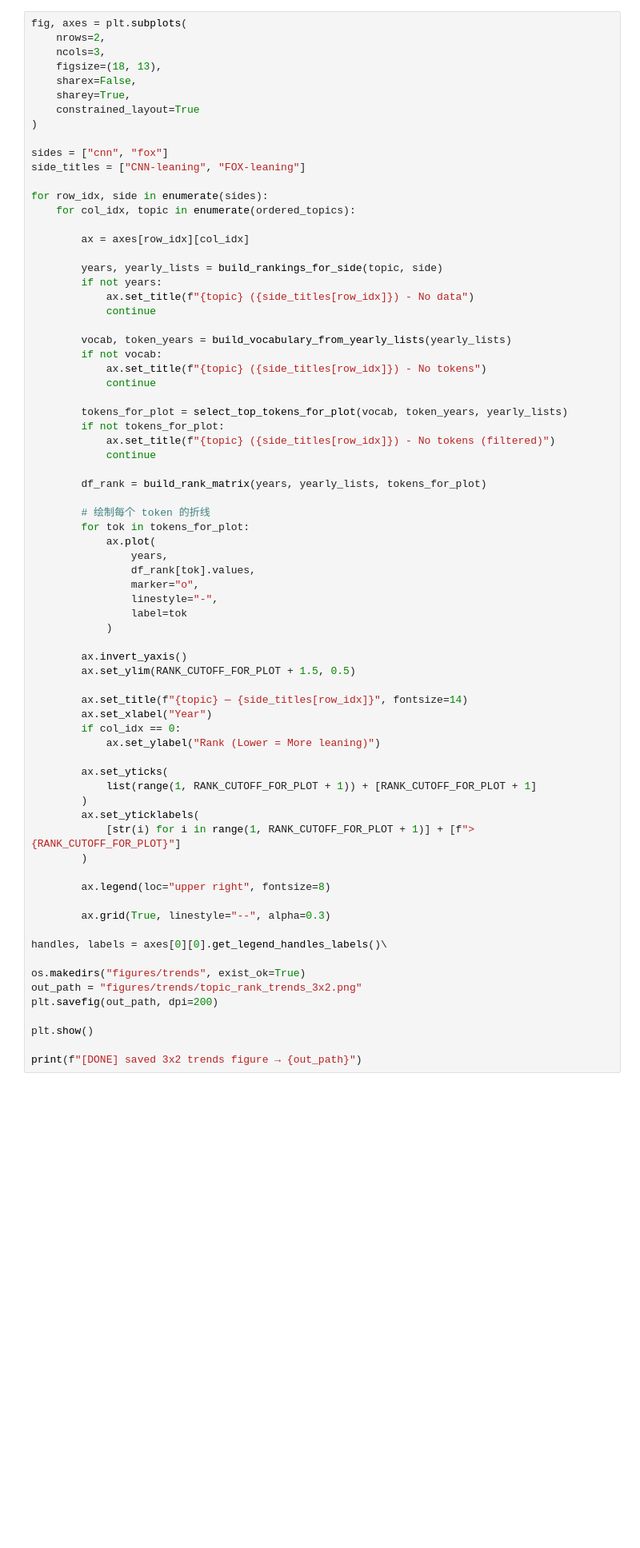
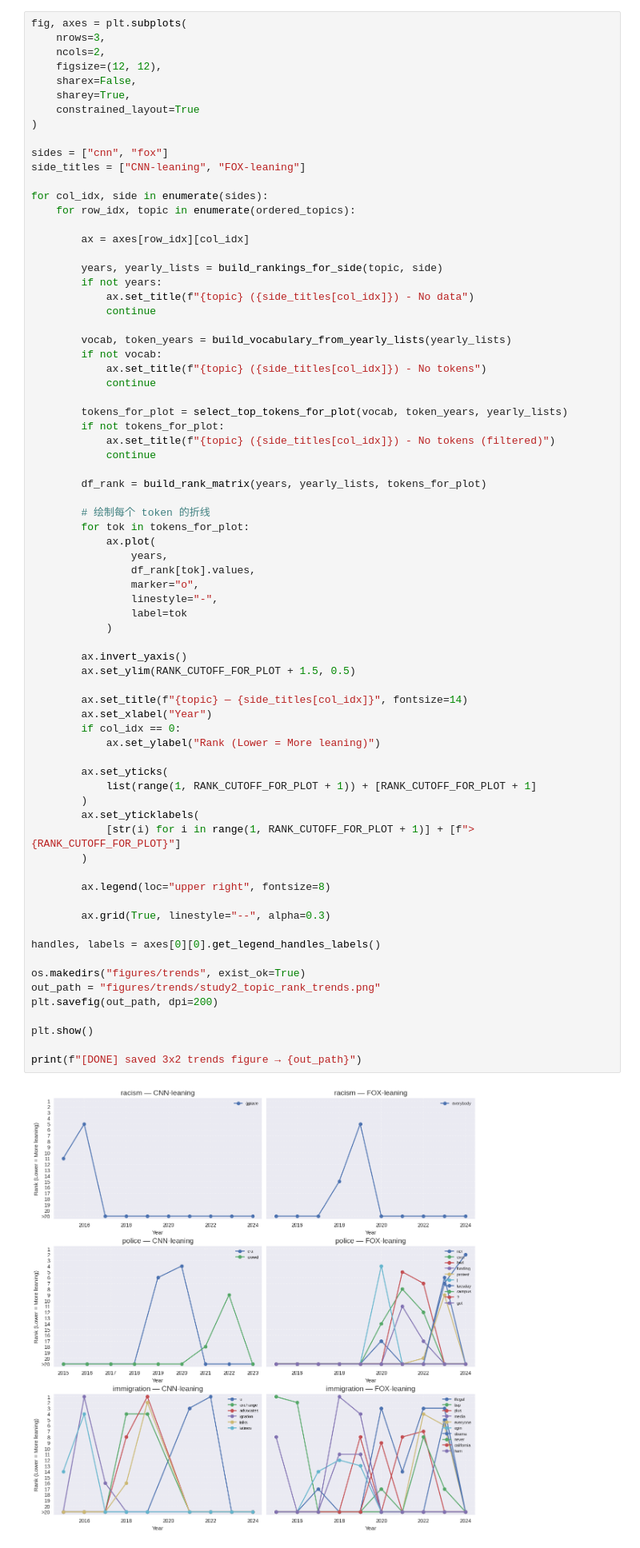
Before and after one commit to anthqiu/VT-CS5624-Project, a Jupyter notebook: study2/step6_data_visualization.ipynb, the cells around one changed output. Shown at 80% size. Saved outputs shown, nothing was run; the diff lists cells and outputs as text; blank space fills up the shorter version.

```diff
--- a/study2/step6_data_visualization.ipynb
+++ b/study2/step6_data_visualization.ipynb
@@ -400,8 +446,8 @@ print(f"[DONE] Saved: {out_path}")
 # %%
 fig, axes = plt.subplots(
-    nrows=2,
-    ncols=3,
-    figsize=(18, 13),
+    nrows=3,
+    ncols=2,
+    figsize=(12, 12),
     sharex=False,
     sharey=True,
     constrained_layout=True
@@ -410,24 +456,24 @@ fig, axes = plt.subplots(
 sides = ["cnn", "fox"]
 side_titles = ["CNN-leaning", "FOX-leaning"]
 
-for row_idx, side in enumerate(sides):
-    for col_idx, topic in enumerate(ordered_topics):
+for col_idx, side in enumerate(sides):
+    for row_idx, topic in enumerate(ordered_topics):
 
         ax = axes[row_idx][col_idx]
 
         years, yearly_lists = build_rankings_for_side(topic, side)
         if not years:
-            ax.set_title(f"{topic} ({side_titles[row_idx]}) - No data")
+            ax.set_title(f"{topic} ({side_titles[col_idx]}) - No data")
             continue
 
         vocab, token_years = build_vocabulary_from_yearly_lists(yearly_lists)
         if not vocab:
-            ax.set_title(f"{topic} ({side_titles[row_idx]}) - No tokens")
+            ax.set_title(f"{topic} ({side_titles[col_idx]}) - No tokens")
             continue
 
         tokens_for_plot = select_top_tokens_for_plot(vocab, token_years, yearly_lists)
         if not tokens_for_plot:
-            ax.set_title(f"{topic} ({side_titles[row_idx]}) - No tokens (filtered)")
+            ax.set_title(f"{topic} ({side_titles[col_idx]}) - No tokens (filtered)")
             continue
 
         df_rank = build_rank_matrix(years, yearly_lists, tokens_for_plot)
@@ -440,33 +486,35 @@ for row_idx, side in enumerate(sides):
                 marker="o",
                 linestyle="-",
                 label=tok
             )
 
         ax.invert_yaxis()
         ax.set_ylim(RANK_CUTOFF_FOR_PLOT + 1.5, 0.5)
 
-        ax.set_title(f"{topic} — {side_titles[row_idx]}", fontsize=14)
+        ax.set_title(f"{topic} — {side_titles[col_idx]}", fontsize=14)
         ax.set_xlabel("Year")
         if col_idx == 0:
             ax.set_ylabel("Rank (Lower = More leaning)")
 
         ax.set_yticks(
             list(range(1, RANK_CUTOFF_FOR_PLOT + 1)) + [RANK_CUTOFF_FOR_PLOT + 1]
         )
         ax.set_yticklabels(
             [str(i) for i in range(1, RANK_CUTOFF_FOR_PLOT + 1)] + [f">{RANK_CUTOFF_FOR_PLOT}"]
         )
 
         ax.legend(loc="upper right", fontsize=8)
 
         ax.grid(True, linestyle="--", alpha=0.3)
 
-handles, labels = axes[0][0].get_legend_handles_labels()\
+handles, labels = axes[0][0].get_legend_handles_labels()
 
 os.makedirs("figures/trends", exist_ok=True)
-out_path = "figures/trends/topic_rank_trends_3x2.png"
+out_path = "figures/trends/study2_topic_rank_trends.png"
 plt.savefig(out_path, dpi=200)
 
 plt.show()
 
 print(f"[DONE] saved 3x2 trends figure → {out_path}")
+# %% [output]
+[figure, added]
```
Also changed, not shown: parts of 10 cells of this notebook.
